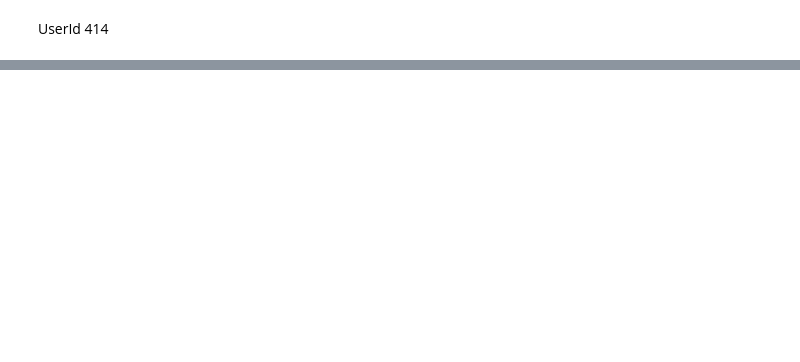
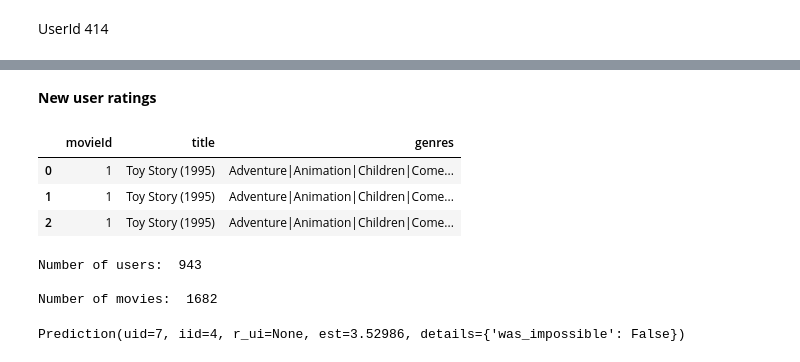
Before and after one commit to liciemw/Recommendation-system, a Jupyter notebook: index.ipynb, the cells around one changed output, grey strips where cells are left out. Drawn from its saved outputs; the diff is of its cells as text; code cells hidden in the pictures; blank space fills up the shorter version.

```diff
--- a/index.ipynb
+++ b/index.ipynb
@@ -368,0 +795,10 @@ Name: timesatmp, Length: 100823, dtype: datetime64[ns]
+# %% [markdown]
+**New user ratings**
+# %%
+selected_columns = result[['movieId', 'title', 'genres']]
+selected_columns.head(3)
+# %% [output]
+|  | movieId | title | genres |
+| 0 | 1 | Toy Story (1995) | Adventure|Animation|Children|Come... |
+| 1 | 1 | Toy Story (1995) | Adventure|Animation|Children|Come... |
+| 2 | 1 | Toy Story (1995) | Adventure|Animation|Children|Come... |
@@ -368,0 +808,14 @@ Name: timesatmp, Length: 100823, dtype: datetime64[ns]
+# %%
+dataset = data.build_full_trainset()
+print('Number of users: ', dataset.n_users, '\n')
+print('Number of movies: ', dataset.n_items)
+# %% [output]
+Number of users:  943
+
+Number of movies:  1682
+# %%
+svd = SVD(n_factors= 100, reg_all=0.04)
+svd.fit(dataset)
+svd.predict(7, 4)
+# %% [output]
+Prediction(uid=7, iid=4, r_ui=None, est=3.52986, details={'was_impossible': False})
```
Also changed, not shown: parts of 60 cells of this notebook, 2 other files.
